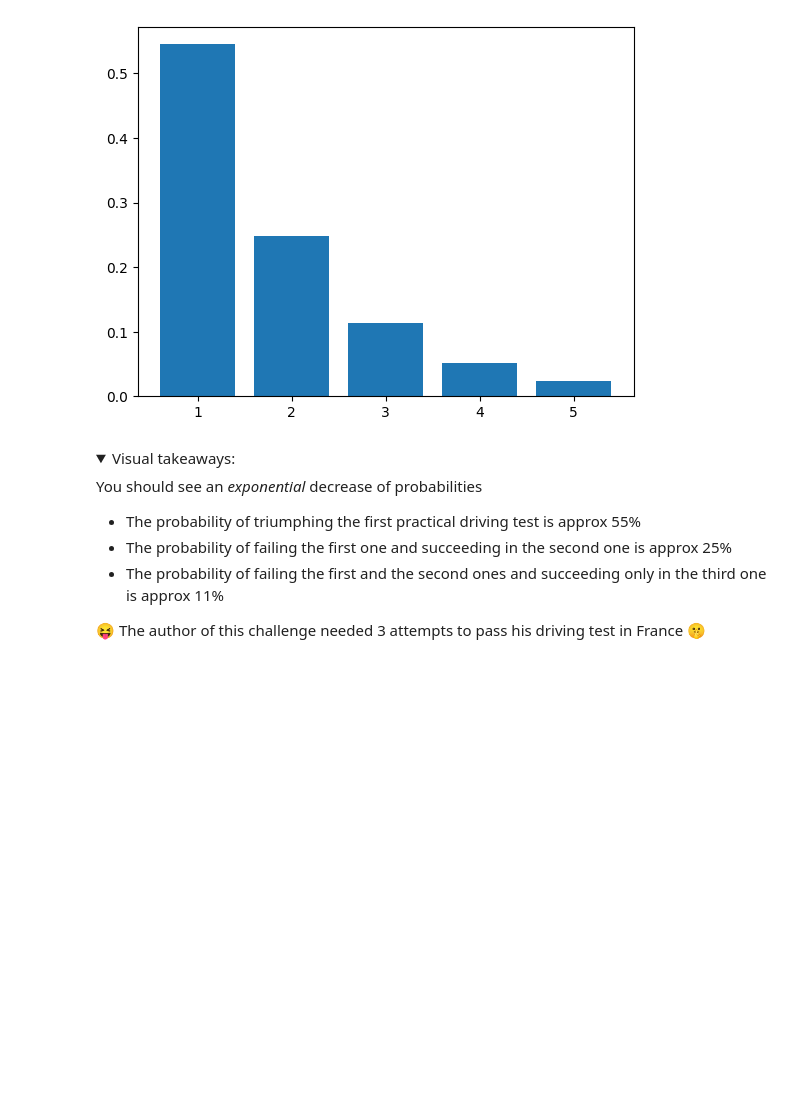
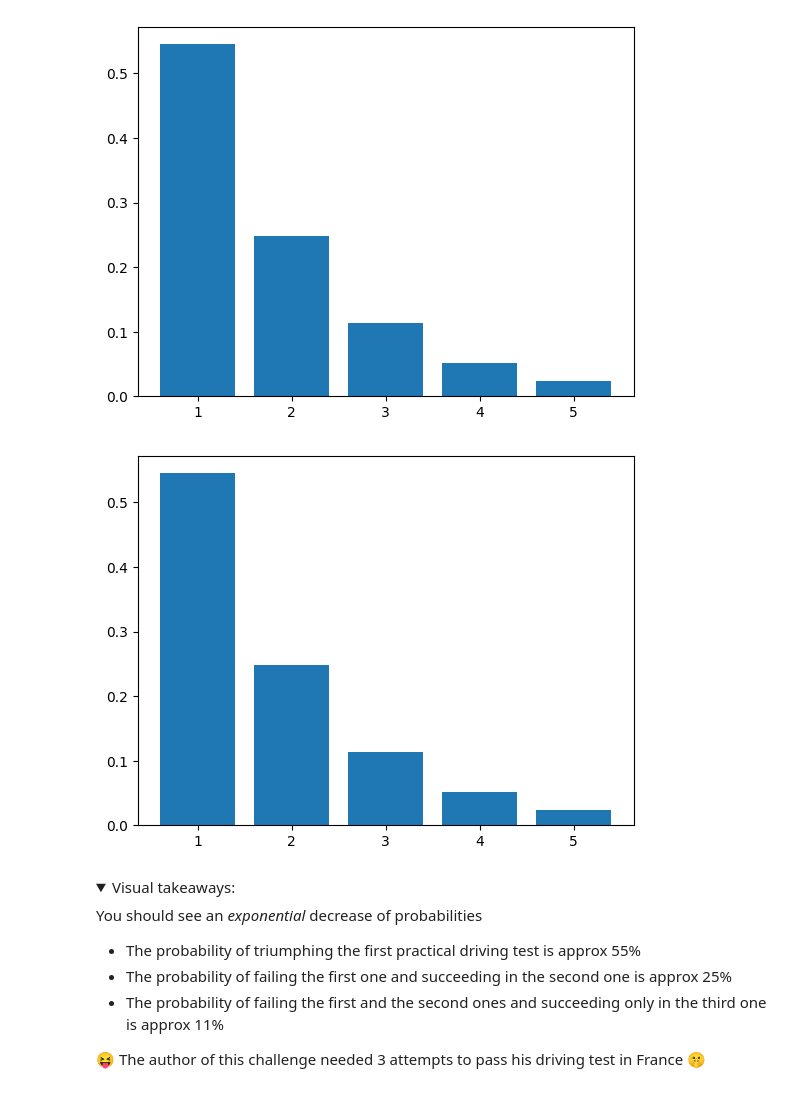
Before and after one commit to multiyumz/data-science-challenges, a Jupyter notebook: data-random-variables/random_variables.ipynb, the cells around one changed output. Drawn from its saved outputs; the diff is of its cells as text; code cells hidden in the pictures; folded sections open; blank space fills up the shorter version.

```diff
--- a/data-random-variables/random_variables.ipynb
+++ b/data-random-variables/random_variables.ipynb
@@ -395,6 +399,14 @@ plt.bar(list(driving_licence_uk.keys())[1:], list(driving_licence_uk.values())[1
 # %% [output]
 <BarContainer object of 5 artists>
 [figure]
+# %%
+x = list(driving_uk.keys())[1:]
+y = list(driving_uk.values())[1:]
+
+plt.bar(x,y)
+plt.show()
+# %% [output]
+[figure, added]
 # %% [markdown]
 <details>
     <summary> Visual takeaways:</summary>
```
Also changed, not shown: parts of 2 cells of this notebook, 8 other files.
